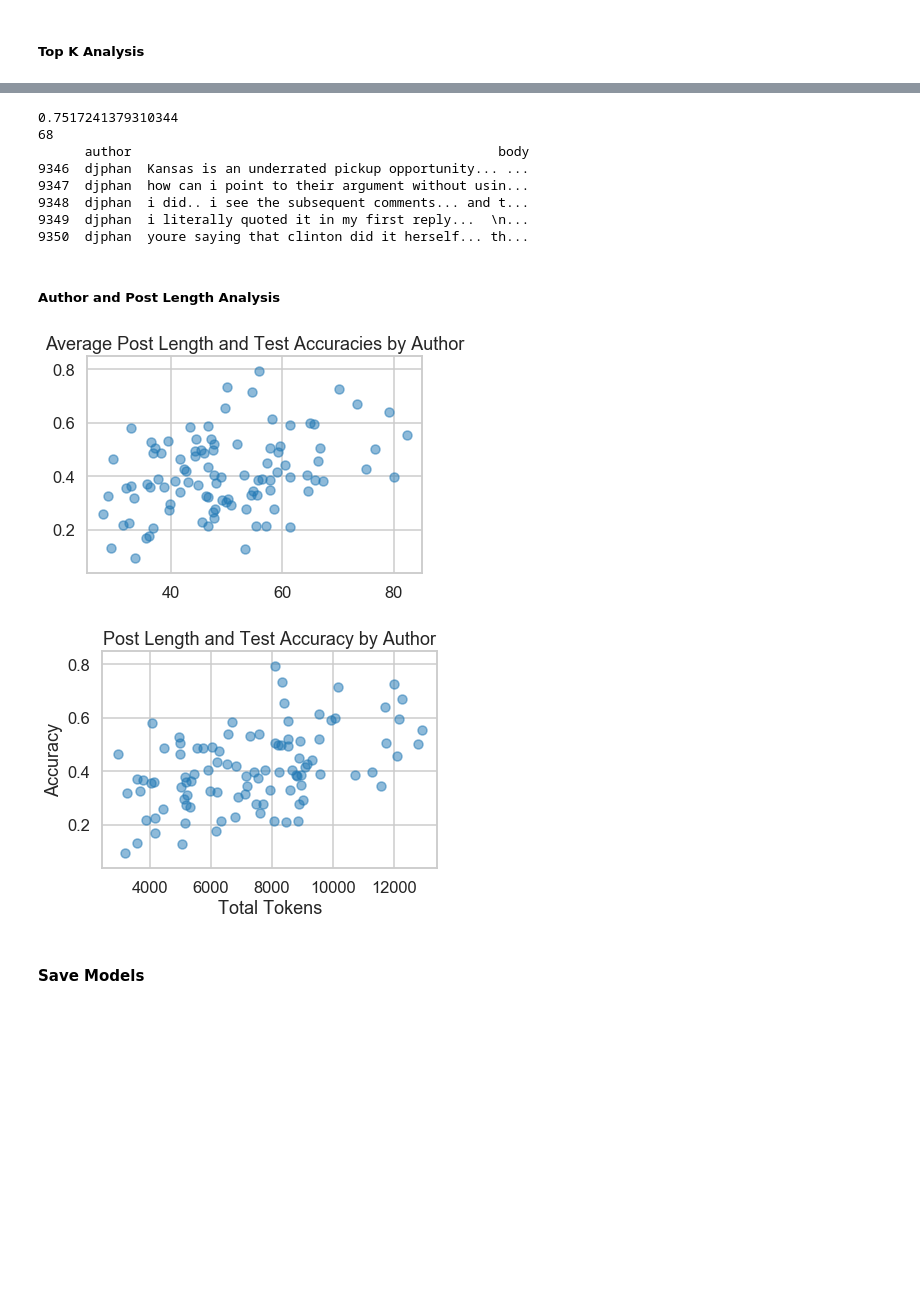
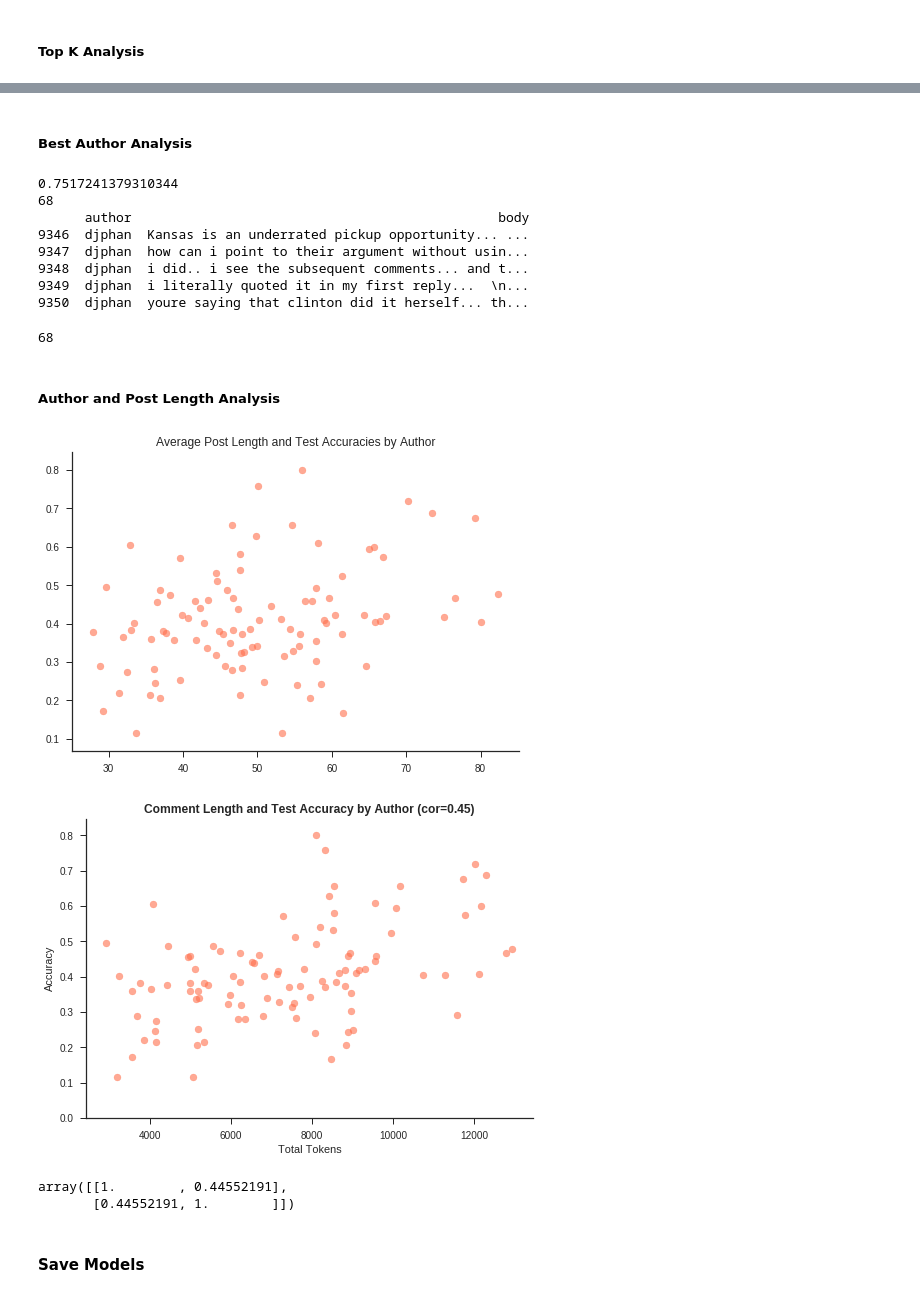
Before and after one commit to kgedney/author-id-project, a Jupyter notebook: text_preprocessing_and_modeling.ipynb, the cells around one changed output, grey strips where cells are left out. Cells and saved outputs as stored; diff of their text form; code cells hidden in the pictures; blank space fills up the shorter version.

```diff
--- a/text_preprocessing_and_modeling.ipynb
+++ b/text_preprocessing_and_modeling.ipynb
@@ -371,4 +407,4 @@ accuracy 0.418839881649687
 # %%
 import seaborn as sns
 import matplotlib.pyplot as plt
-sns.set_style("whitegrid")
+sns.set_style("ticks")
@@ -453,3 +584,5 @@ topk4 = [(k, topk_acc(y_test, test_scores4, k=k)) for k in range(1, 10)]
+# %% [markdown]
+##### Best Author Analysis
 # %%
 # lots of politics, and very consistent writing style
 print(accuracies.max())
@@ -464,6 +597,15 @@ print(df[['author', 'body']][df['author_id'] == 68][0:5])
 9348  djphan  i did.. i see the subsequent comments... and t...
 9349  djphan  i literally quoted it in my first reply...  \n...
 9350  djphan  youre saying that clinton did it herself... th...
+# %%
+# check best author LSTM
+cm_1 = confusion_matrix(y_test, y_pred1) # only works with sparse
+cm_1 = cm_1.astype('float') / cm_1.sum(axis=1)[:, np.newaxis]
+accuracies_1 = cm.diagonal()
+accuracies_1
+print(accuracies_1.argmax())
+# %% [output]
+68
 # %% [markdown]
 ##### Author and Post Length Analysis
 # %%
@@ -473,23 +615,31 @@ x_test_length = (x_test != 0).sum(axis=1)
 # %%
 length_by_author = pd.Series(x_test_length).groupby(y_test).mean() #avg post length, in tokens
 acc_by_author    = pd.Series(y_pred4 == y_test).groupby(y_test).mean()
 
-plt.scatter(length_by_author, acc_by_author, alpha=0.5)
+plt.scatter(length_by_author, acc_by_author, alpha=0.6)
 plt.title('Average Post Length and Test Accuracies by Author')
+sns.despine()
 plt.show()
 # %% [output]
-[figure, old version]
+[figure, new version]
 # %%
 length_by_author = pd.Series(x_test_length).groupby(y_test).sum() # take sum
 acc_by_author    = pd.Series(y_pred4 == y_test).groupby(y_test).mean()
 
-plt.scatter(length_by_author, acc_by_author, alpha=0.5)
-plt.title('Post Length and Test Accuracy by Author')
+plt.scatter(length_by_author, acc_by_author, alpha=0.6, color='#ff704d')
+plt.title('Comment Length and Test Accuracy by Author (cor=0.45)', fontweight="bold")
 plt.ylabel('Accuracy')
 plt.xlabel('Total Tokens')
+plt.ylim(ymin=0)
+sns.despine()
 plt.show()
 # %% [output]
-[figure, old version]
+[figure, new version]
+# %%
+np.corrcoef(length_by_author, acc_by_author)
+# %% [output]
+array([[1.        , 0.44552191],
+       [0.44552191, 1.        ]])
 # %% [markdown]
 #### Save Models
 # %%
```
Also changed, not shown: parts of 33 cells of this notebook.
